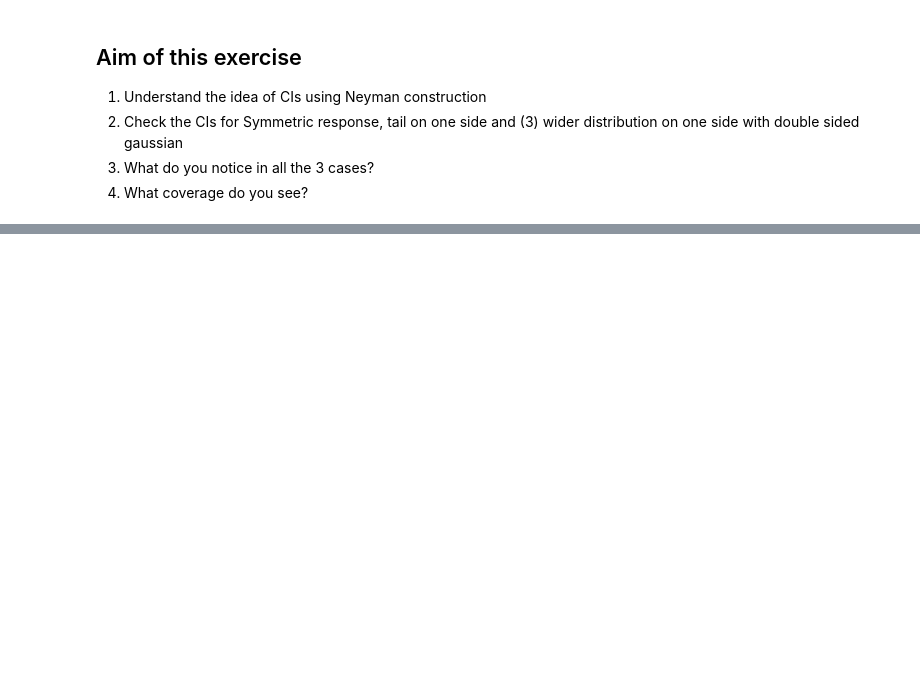
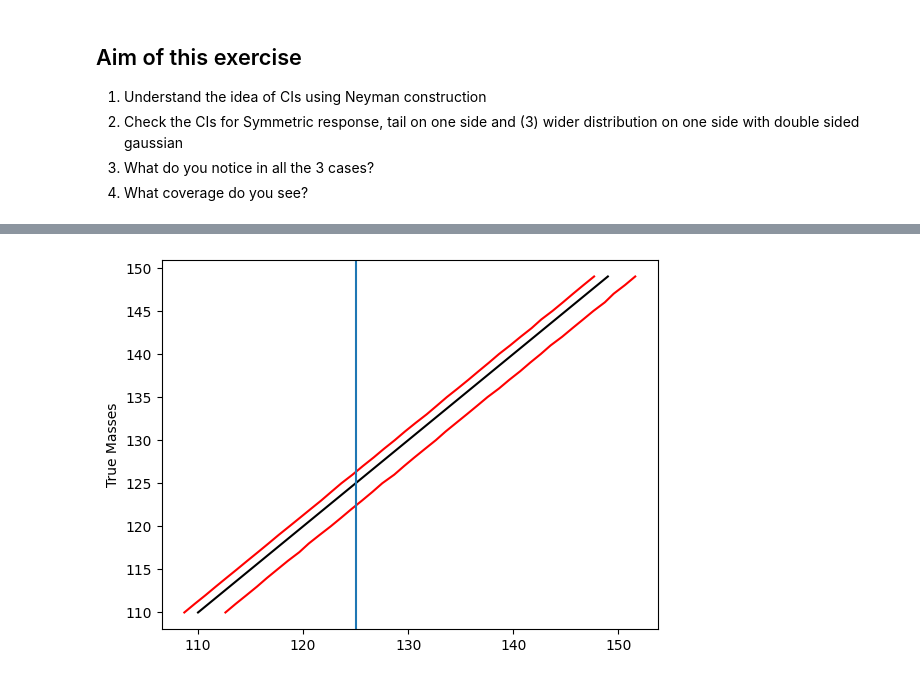
Before and after one commit to khushi-singla-21/ML4HEP26-Stats-Tutorial, a Jupyter notebook: classical_interval_tutorial.ipynb, the cells around one changed output, grey strips where cells are left out. Saved outputs shown, nothing was run; the diff lists cells and outputs as text; code cells hidden in the pictures; blank space fills up the shorter version.

```diff
--- a/classical_interval_tutorial.ipynb
+++ b/classical_interval_tutorial.ipynb
@@ -127,6 +140,14 @@ for mt in trueMasses:
 ### invert the neyman belt to get the CI on mobs = 125 GeV
 # %%
 ### plot that mobs = 125 GeV on the Neyman belt
+plt.plot(lower, trueMasses, color='red')
+plt.plot(upper, trueMasses, color='red')
+plt.plot(trueMasses, trueMasses, color='black')
+plt.axvline(125.0)
+plt.ylabel('True Masses')
+plt.show()
+# %% [output]
+[figure, added]
 # %%
 ### coverage test
 ### Full Neyman coverage test
```
Also changed, not shown: parts of 9 cells of this notebook.
